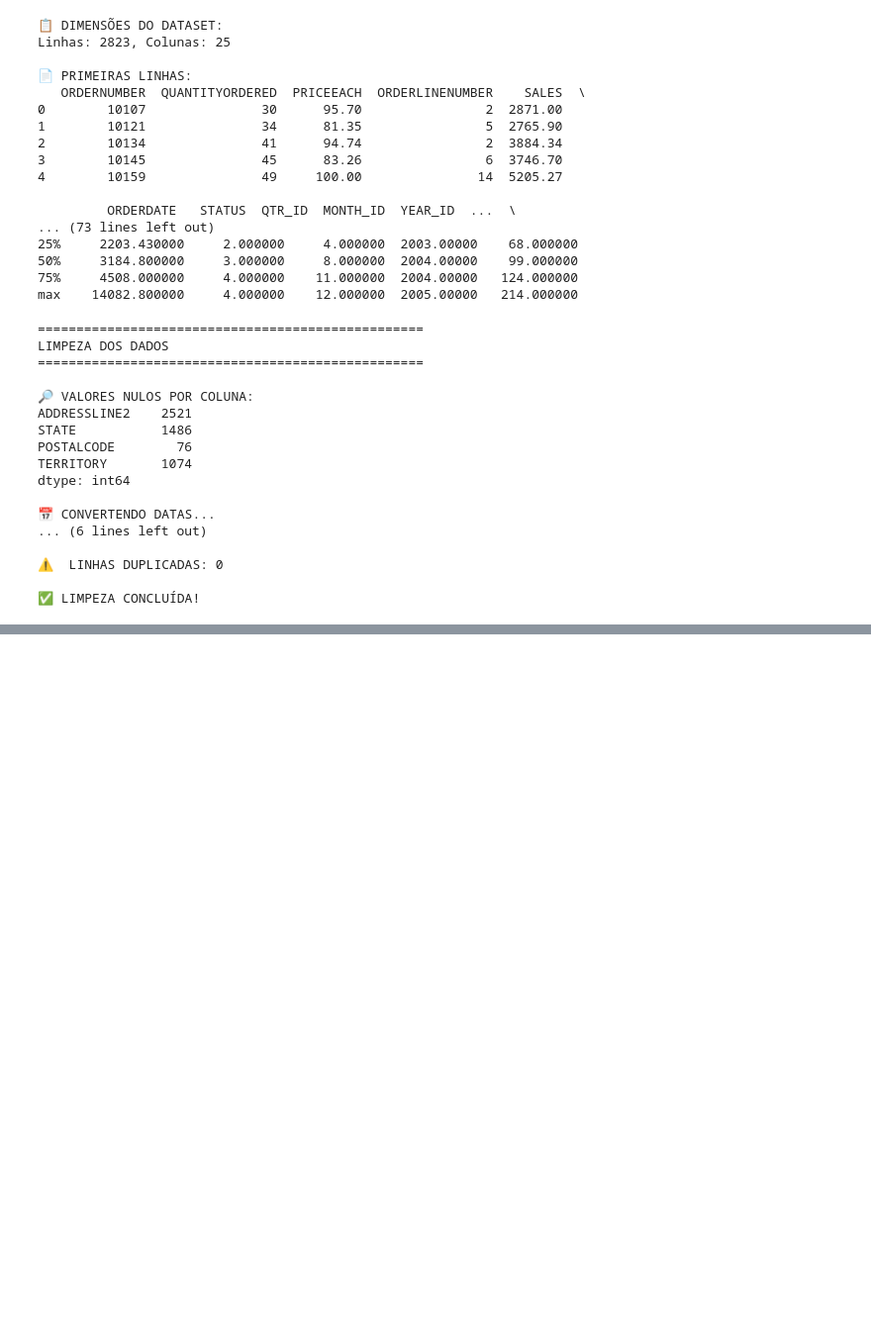
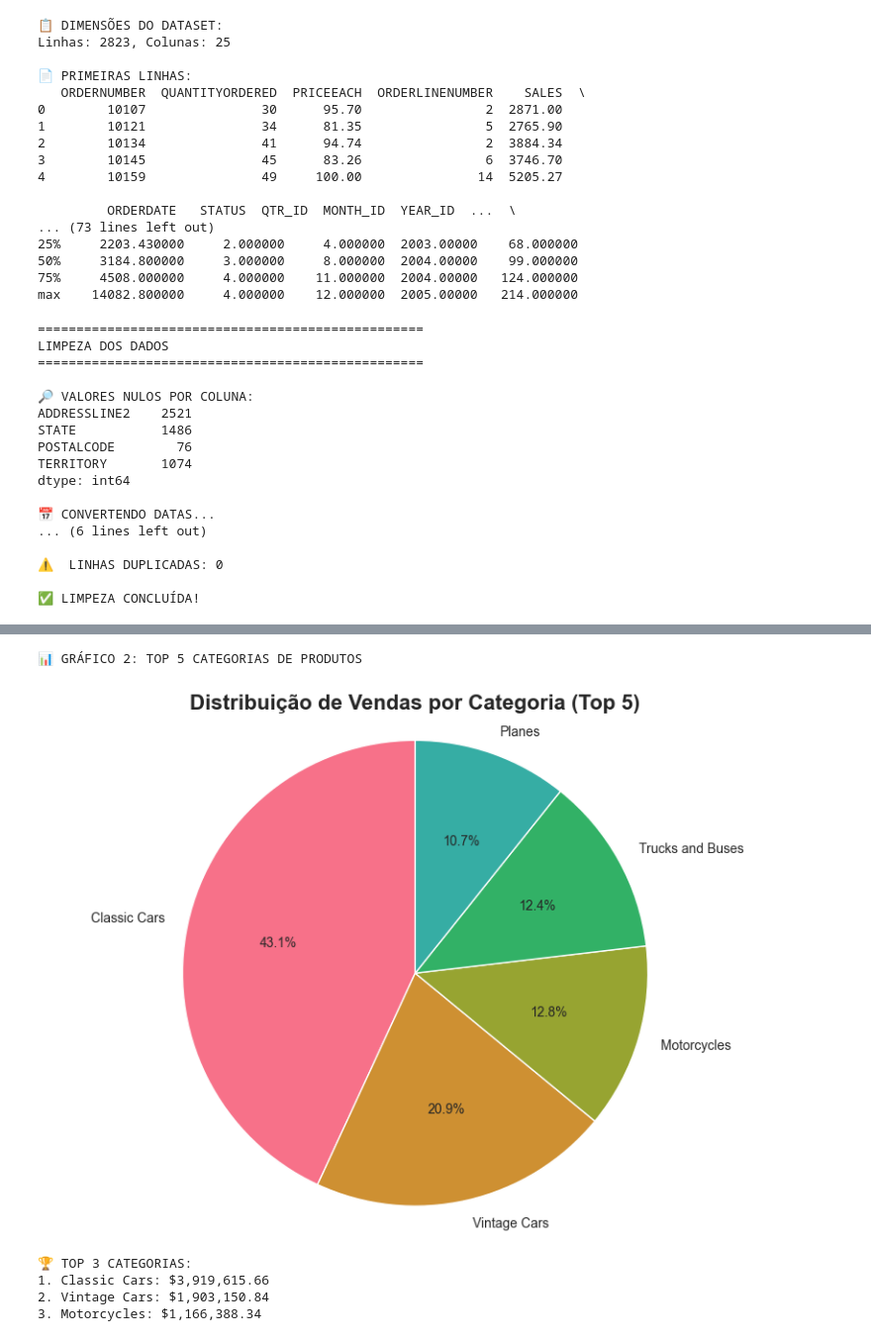
Before and after one commit to samuelmaiapro/analise-vendas-python, a Jupyter notebook: notebooks/analise_vendas.ipynb, the cells around one changed output, grey strips where cells are left out. Shown at 99% size. Cells and saved outputs as stored; diff of their text form; code cells hidden in the pictures; blank space fills up the shorter version.

```diff
--- a/notebooks/analise_vendas.ipynb
+++ b/notebooks/analise_vendas.ipynb
@@ -102,0 +135,24 @@ dtype: int64
+# %%
+# 🏆 GRÁFICO 2: TOP 5 PRODUTOS MAIS VENDIDOS
+print("\n📊 GRÁFICO 2: TOP 5 CATEGORIAS DE PRODUTOS")
+
+top_categorias = df.groupby('PRODUCTLINE')['SALES'].sum().nlargest(5)
+
+plt.figure(figsize=(10, 7))
+plt.pie(top_categorias.values, labels=top_categorias.index,
+        autopct='%1.1f%%', startangle=90, colors=cores)
+plt.title('Distribuição de Vendas por Categoria (Top 5)',
+          fontsize=16, fontweight='bold')
+plt.axis('equal')
+plt.show()
+
+print("\n🏆 TOP 3 CATEGORIAS:")
+for i, (categoria, valor) in enumerate(top_categorias.head(3).items(), 1):
+    print(f"{i}. {categoria}: ${valor:,.2f}")
+# %% [output]
+📊 GRÁFICO 2: TOP 5 CATEGORIAS DE PRODUTOS
+[figure, added]
+🏆 TOP 3 CATEGORIAS:
+1. Classic Cars: $3,919,615.66
+2. Vintage Cars: $1,903,150.84
+3. Motorcycles: $1,166,388.34
```
Also changed, not shown: parts of 3 cells of this notebook.
